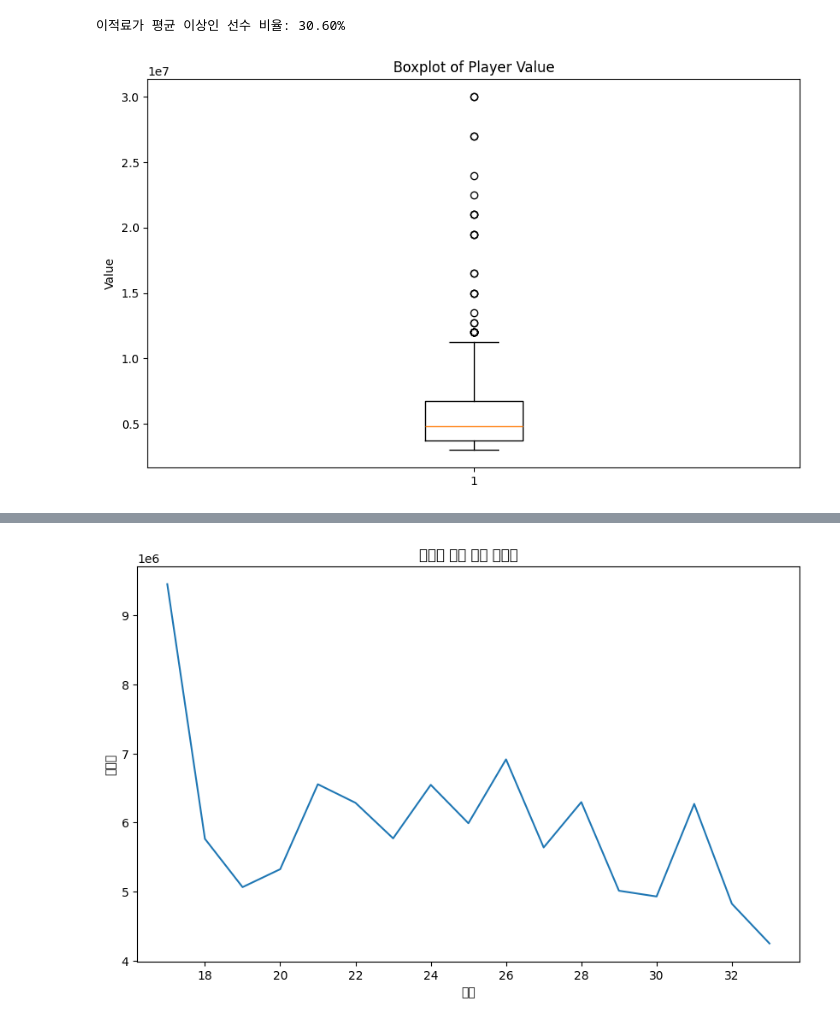
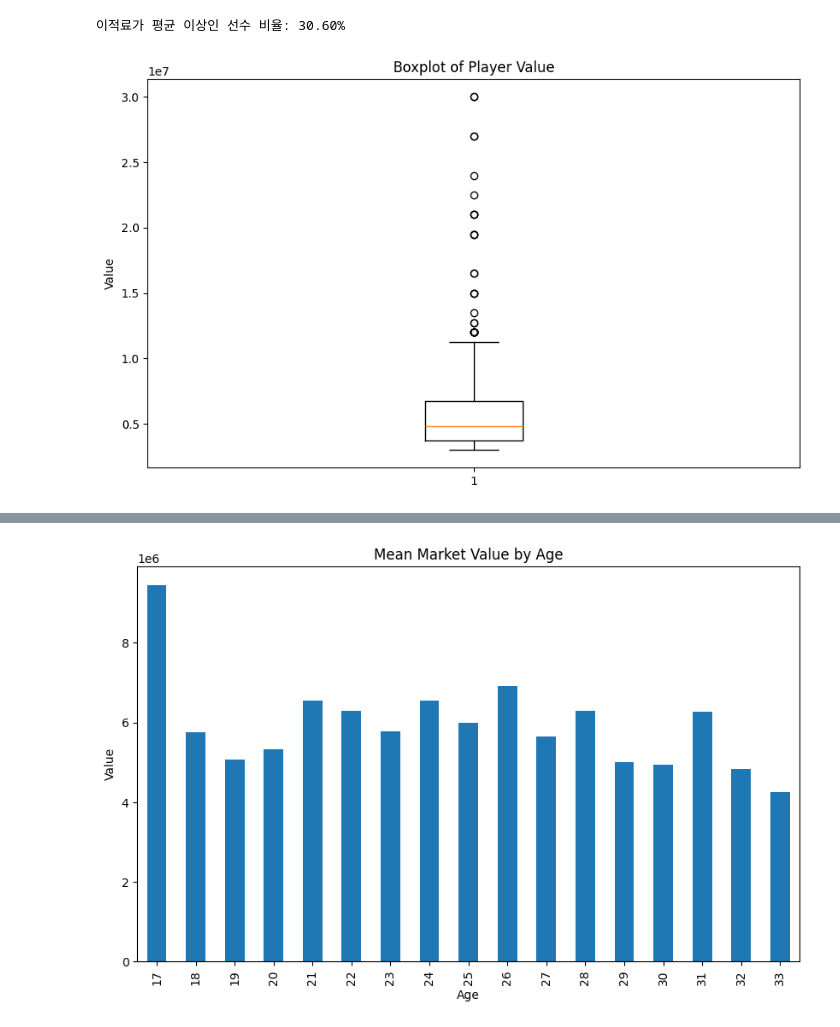
Before and after one commit to kyj0822/fbpositionProject, a Jupyter notebook: fbposvalue.ipynb, the cells around one changed output, grey strips where cells are left out. Saved outputs shown, nothing was run; the diff lists cells and outputs as text; code cells hidden in the pictures.

Commit message:
나이에 따른 평균 시각화까지 완료
1. 그러나, 데이터가 너무 적어서 포지션별 500명, 총 2000명 추출로 변경
2. 데이터가 늘어남에 따른 추가 단위환산 필요로 코드 수정

```diff
--- a/fbposvalue.ipynb
+++ b/fbposvalue.ipynb
@@ -42,38 +42,51 @@ subIn=[] # 교체투입
 subOut=[] # 교체아웃
 player_list=[] # 선수 정보를 담을 리스트
 
-# 20페이지(500명) 크롤링해보기
-for i in range(1, 21):
-    # 나중에 한국사이트가 아닌 외국사이트로 바꿔야할 수도 있음 .co.kr -> .com 한국사이트는 한글과 영어가 혼합되어있는 경우가 많아서 외국사이트로 변경경
-    url1=f'https://www.transfermarkt.com/spieler-statistik/wertvollstespieler/marktwertetop?land_id=0&ausrichtung=alle&spielerposition_id=alle&altersklasse=alle&jahrgang=0&kontinent_id=0&plus=1https://www.transfermarkt.com/spieler-statistik/wertvollstespieler/marktwertetop?land_id=0&ausrichtung=alle&spielerposition_id=alle&altersklasse=alle&jahrgang=0&kontinent_id=0&plus=1&page={i}'
-    site1=parsingSite(url1)
+url1=f'https://www.transfermarkt.com/spieler-statistik/wertvollstespieler/marktwertetop?land_id=0&ausrichtung=Torwart&spielerposition_id=alle&altersklasse=alle&jahrgang=0&kontinent_id=0&plus=1&page={i}'
+url2=f'https://www.transfermarkt.com/spieler-statistik/wertvollstespieler/marktwertetop?land_id=0&ausrichtung=Abwehr&spielerposition_id=alle&altersklasse=alle&jahrgang=0&kontinent_id=0&plus=1&page={i}'
+url3=f'https://www.transfermarkt.com/spieler-statistik/wertvollstespieler/marktwertetop?land_id=0&ausrichtung=Mittelfeld&spielerposition_id=alle&altersklasse=alle&jahrgang=0&kontinent_id=0&plus=1&page={i}'
+url4=f'https://www.transfermarkt.com/spieler-statistik/wertvollstespieler/marktwertetop?land_id=0&ausrichtung=Sturm&spielerposition_id=alle&altersklasse=alle&jahrgang=0&kontinent_id=0&plus=1&page={i}'
 
-    # 선수 정보가 담긴 태그와 클래스 찾기
-    player_info = site1.find_all('tr', class_=['odd', 'even'])
-    #print(player_info)
-    #print(len(player_info))
+# 20페이지(500명) 크롤링해보기 #추후 포지션별로 나눠야할듯 데이터가 너무 적음
+for a in range(1,5):
+    for i in range(1, 21):
+        # 나중에 한국사이트가 아닌 외국사이트로 바꿔야할 수도 있음 .co.kr -> .com 한국사이트는 한글과 영어가 혼합되어있는 경우가 많아서 외국사이트로 변경경
+        if a==1:
+            url=url1
+        elif a==2:
+            url=url2
+        elif a==3:
+            url=url3
+        else:
+            url=url4
+        site1=parsingSite(url)
 
-    # 가져온 정보 중에서 필요한 정보만 추출하기
-    for info in player_info:
-        player = info.find_all('td')
-        rank = player[0].text
-        name = player[3].text
-        position = player[4].text
-        age = player[5].text
-        country = player[6].img['alt']
-        club = player[7].img['alt']
-        value = player[8].text.strip() # value=value[1:-1] 아예 숫자만 가져오기
-        matchNum = player[9].text
-        goal = player[10].text
-        assist = player[12].text
-        yellowCard = player[13].text
-        redCard = player[15].text
-        subIn = player[16].text
-        subOut = player[17].text
+        # 선수 정보가 담긴 태그와 클래스 찾기
+        player_info = site1.find_all('tr', class_=['odd', 'even'])
+        #print(player_info)
+        #print(len(player_info))
 
-        player_list.append([rank, name, position, age, country, club, value, matchNum, goal, assist, yellowCard, redCard, subIn, subOut])
+        # 가져온 정보 중에서 필요한 정보만 추출하기
+        for info in player_info:
+            player = info.find_all('td')
+            rank = player[0].text
+            name = player[3].text
+            position = player[4].text
+            age = player[5].text
+            country = player[6].img['alt']
+            club = player[7].img['alt']
+            value = player[8].text.strip() # value=value[1:-1] 아예 숫자만 가져오기
+            matchNum = player[9].text
+            goal = player[10].text
+            assist = player[12].text
+            yellowCard = player[13].text
+            redCard = player[15].text
+            subIn = player[16].text
+            subOut = player[17].text
 
-    time.sleep(1)
+            player_list.append([rank, name, position, age, country, club, value, matchNum, goal, assist, yellowCard, redCard, subIn, subOut])
+
+        time.sleep(1)
 #print(player_list)
 # 추출한 정보를 csv 파일로 저장하기
 df=pd.DataFrame(player_list, columns=['rank', 'name', 'position', 'age', 'country', 'club', 'value', 'matchNum', 'goal', 'assist', 'yellowCard', 'redCard', 'subIn', 'subOut'])
@@ -127,19 +140,30 @@ plt.ylabel('Value')
 plt.show()
 
 # 이적료 구간별 선수들의 분포 확인
-plt.figure(figsize=(8, 6))
-df.groupby('value')['name'].count().plot(kind='bar')
+plt.figure(figsize=(10, 6))
+df.groupby('value')['name'].count().plot()
 plt.ylabel('Number of Players')
 plt.show()
 
 # 연령별 이적료 데이터
+print(df.groupby('age')['name'].count()) # 연령별 나이 수 확인
 age_market_value = df.groupby('age')['value'].mean()
 plt.figure(figsize=(10, 6))
-age_market_value.plot()
+age_market_value.plot(kind='bar')
 plt.title('Mean Market Value by Age')
 plt.xlabel('Age')
 plt.ylabel('Value')
 plt.show()
+
+# 500개의 데이터밖에 없으므로 연령별 10개 데이터 미만인 경우는 필터처리 17,18,31,32,33 세 제외
+filtered_age = df[df['age']>=20 and df['age']<=30]
+age_market_value = filtered_age.groupby('age')['value'].mean()
+plt.figure(figsize=(10, 6))
+age_market_value.plot(kind='bar')
+plt.title('Mean Market Value by Age')
+plt.xlabel('Age')
+plt.ylabel('Value')
+plt.show()
 # %% [output]
 이적료가 평균 이상인 선수 비율: 30.60%
 [figure]
@@ -147 +190 @@ plt.show()
-[figure, old version]
+[figure, new version]
```
Also changed, not shown: parts of 1 cell of this notebook, 1 other file.
